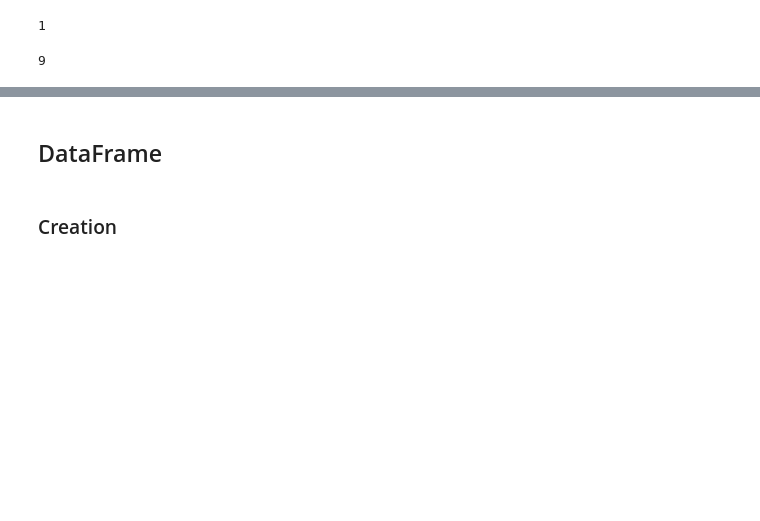
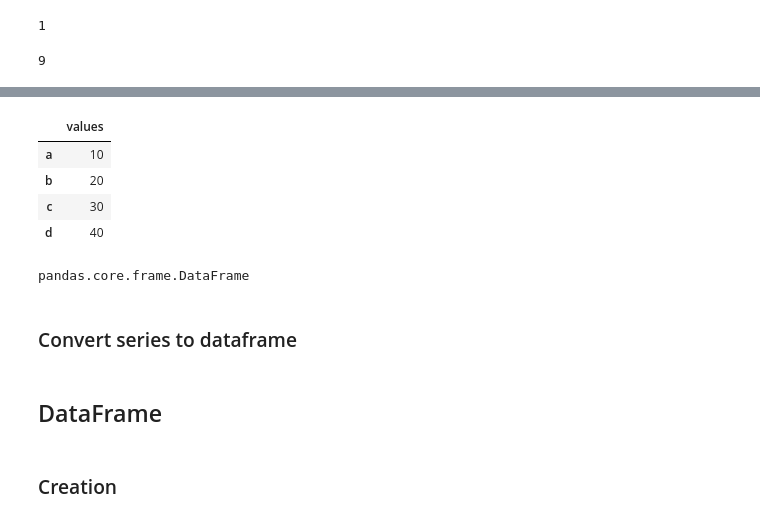
Before and after one commit to fateme-alk/learning, a Jupyter notebook: IBM_data_analysis/module1/IBM_data_analysis.ipynb, the cells around one changed output, grey strips where cells are left out. Saved outputs shown, nothing was run; the diff lists cells and outputs as text; code cells hidden in the pictures; blank space fills up the shorter version.

```diff
--- a/IBM_data_analysis/module1/IBM_data_analysis.ipynb
+++ b/IBM_data_analysis/module1/IBM_data_analysis.ipynb
@@ -1012,3 +1029,17 @@ se.size
+# %%
+df
+# %% [output]
+|  | values |
+| a | 10 |
+| b | 20 |
+| c | 30 |
+| d | 40 |
+# %%
+type(df)
+# %% [output]
+pandas.core.frame.DataFrame
+# %% [markdown]
+### Convert series to dataframe
 # %% [markdown]
 ## DataFrame
 # %% [markdown]
```
Also changed, not shown: parts of 4 cells of this notebook.
